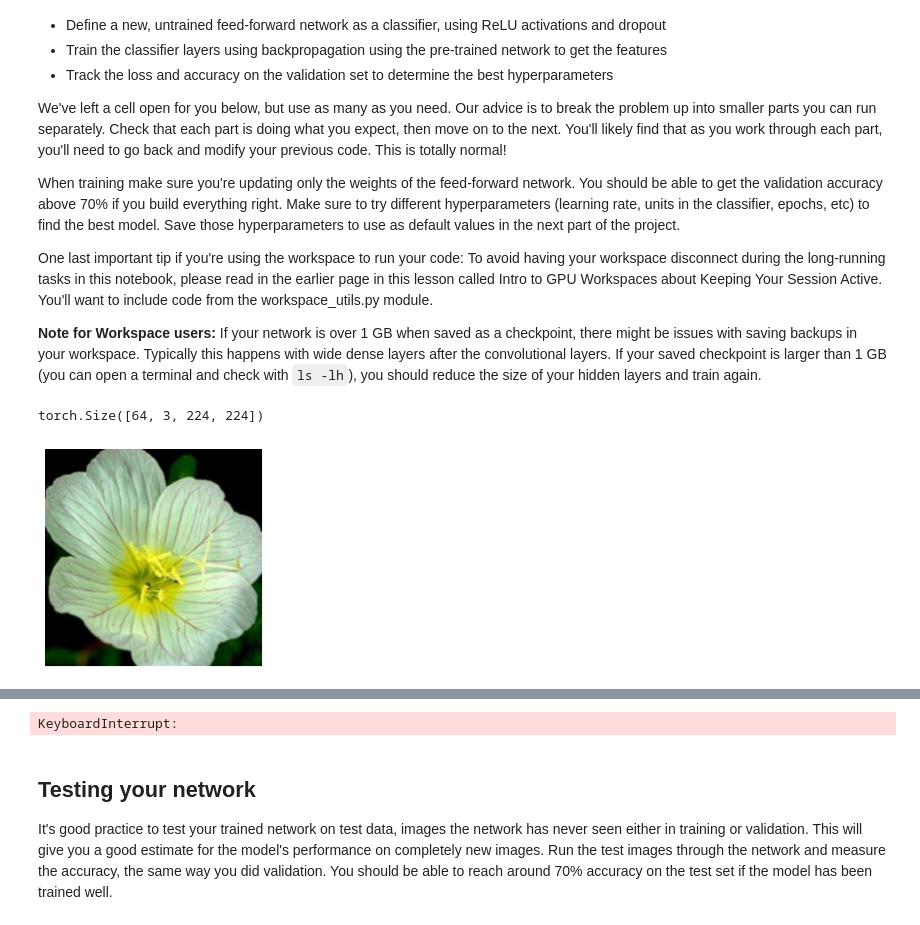
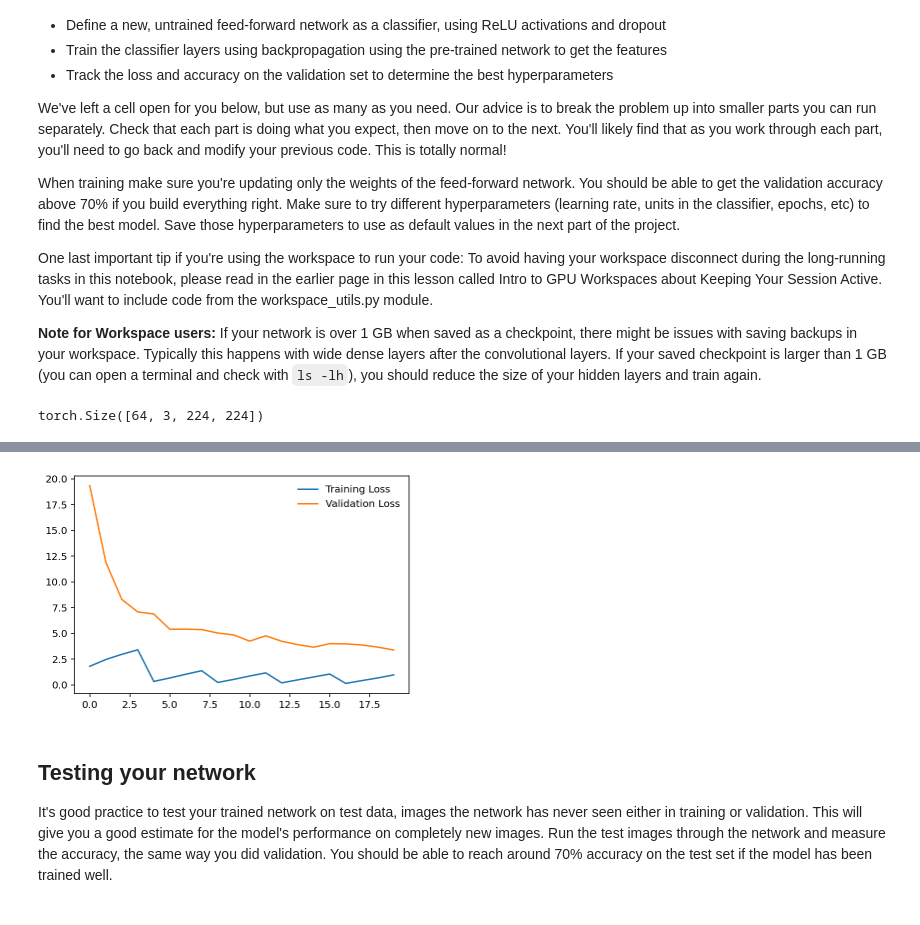
Before and after one commit to willhughes11/Image-Classifier, a Jupyter notebook: Image Classifier Project.ipynb, the cells around one changed output, grey strips where cells are left out. Cells and saved outputs as stored; diff of their text form; code cells hidden in the pictures.

Commit message:
Finished Classifier

```diff
--- a/Image Classifier Project.ipynb
+++ b/Image Classifier Project.ipynb
@@ -80,7 +86,7 @@ You'll also need to load in a mapping from category label to category name. You
 import json
 
 with open('cat_to_name.json', 'r') as f:
-    cat_to_name = json.load(f)
+    flower_to_name = json.load(f)
 # %% [markdown]
 # Building and training the classifier
 
@@ -104,10 +110,8 @@ GPU Workspaces about Keeping Your Session Active. You'll want to include code fr
 # %%
 image, label = next(iter(validloader))
 print(image.size())
-helper.imshow(image[0,:]);
 # %% [output]
 torch.Size([64, 3, 224, 224])
-[figure, removed]
 # %%
 # DONE: Build and train your network
 device = torch.device('cuda' if torch.cuda.is_available() else 'cpu')
@@ -119,18 +123,19 @@ for param in model.parameters():
 model.classifier = nn.Sequential(nn.Linear(25088,4096),
                                  nn.ReLU(),
                                  nn.Dropout(0.5),
-                                 nn.Linear(4096,102),
+                                 nn.Linear(4096,1000),
                                  nn.LogSoftmax(dim=1))
 
 criterion = nn.NLLLoss()
 
-optimizer = optim.Adam(model.classifier.parameters(), lr=0.003)
+optimizer = optim.Adam(model.classifier.parameters(), lr=0.001)
 
 model.to(device);
 # %%
 def validation(model, validloader, criterion):
     loss = 0
     accuracy = 0
+    batch_loss = 0
 
     for inputs, labels in testloader:
         inputs, labels = inputs.to(device), labels.to(device)
@@ -147,16 +152,16 @@ def validation(model, validloader, criterion):
     return loss, accuracy
 # %%
 def train_classifer():
-    epochs = 20
+    epochs = 5
     steps = 0
-    print_every = 50
+    print_every = 25
     train_losses, valid_losses = [], []
-
     for epoch in range(epochs):
 
         running_loss = 0
 
         for inputs, labels in trainloader:
+            #start = time.time()
             steps += 1
             inputs, labels = inputs.to(device), labels.to(device)
 
@@ -169,22 +174,26 @@ def train_classifer():
 
             running_loss += loss.item()
 
-        if steps % print_every == 0:
+            #print(f'Training Seconds: {(time.time()- start):.5f} | Steps:{steps}')
+            if steps % print_every == 0:
 
-            model.eval()
+                model.eval()
+                with torch.no_grad():
 
-            with torch.no_grad():
+                  valid_loss,accuracy = validation(model, validloader, criterion)
 
-                valid_loss,accuracy = validation(model, validloader, criterion)
-
-                train_losses.append(running_loss/len(trainloader))
-                valid_losses.append(valid_loss/len(validloader))
+                  train_losses.append(running_loss/len(trainloader))
+                  valid_losses.append(valid_loss/len(validloader))
 
                 print(f"Epoch: {epoch+1}/{epochs}.. ",
-                      f"Training Loss: {(running_loss/print_every):.3f}.. ",
-                      f"Validation Loss: {test_loss/len(validloader):.3f}.. ",
-                      f"Validation Accuracy: {(accuracy/len(valid)):.3f}")
+                      f"Training Loss: {(running_loss/len(trainloader)):.3f}.. ",
+                      f"Validation Loss: {(valid_loss/len(validloader)):.3f}.. ",
+                      f"Validation Accuracy: {(accuracy/len(validloader)):.3f}")
                 model.train()
 
+    plt.plot(train_losses, label=f'Training Loss')
+    plt.plot(valid_losses, label=f'Validation Loss')
+    plt.legend(frameon=False)
+
 train_classifer()
 # %% [output]
@@ -192 +220 @@ train_classifer()
-KeyboardInterrupt:
+[figure, added]
```
Also changed, not shown: parts of 17 cells of this notebook.
